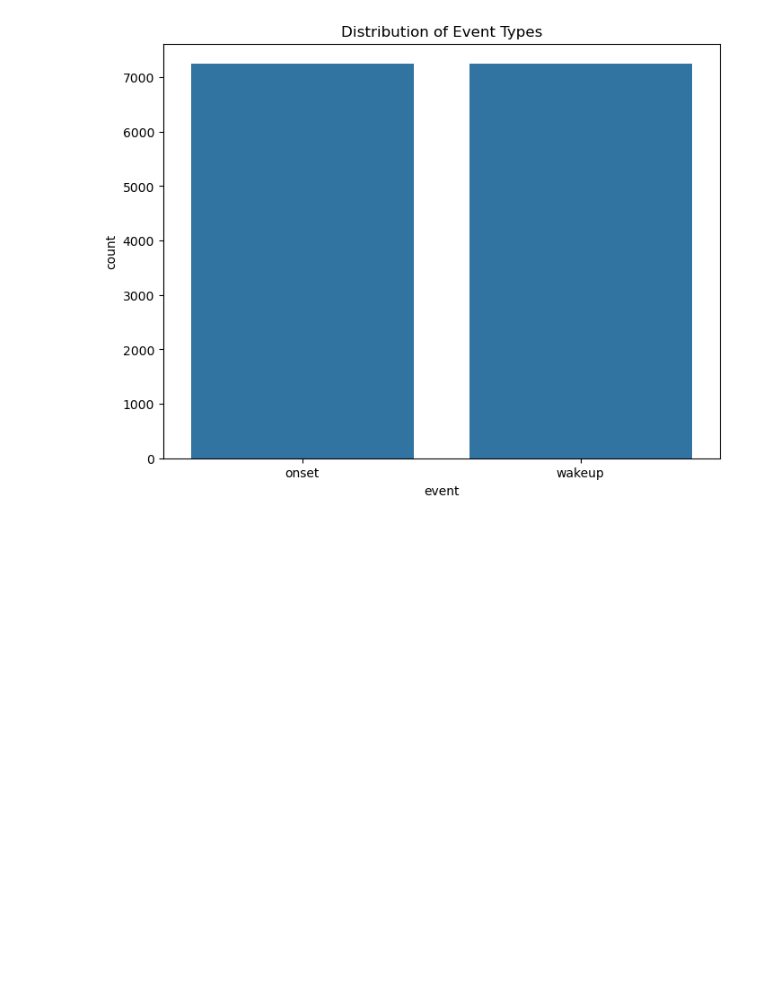
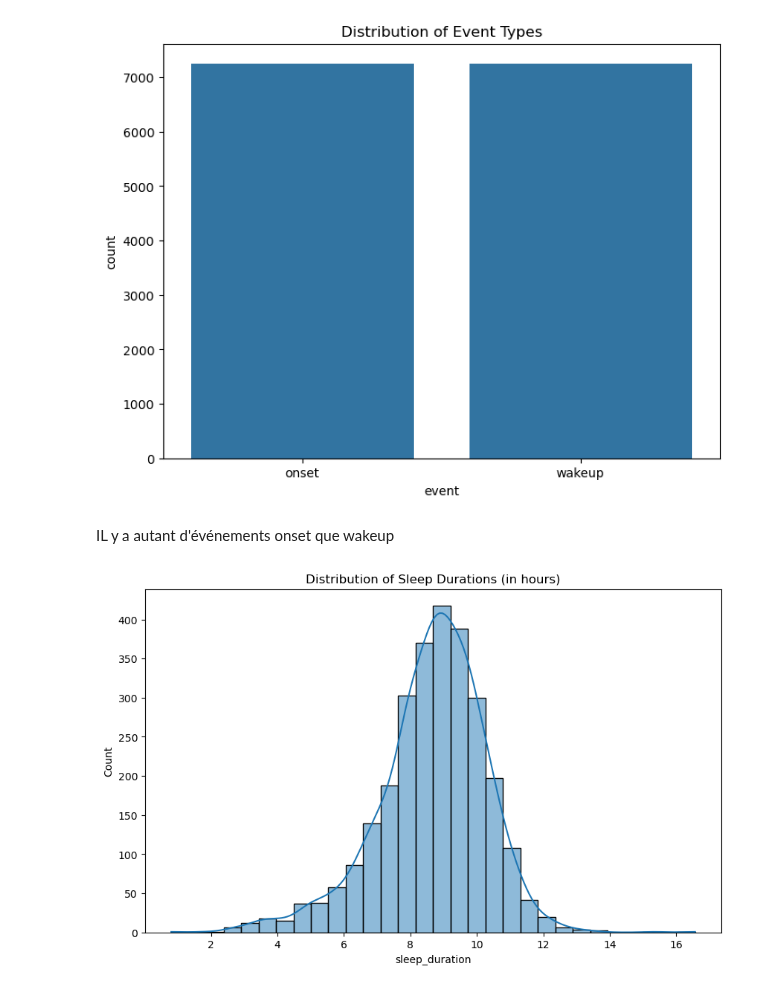
Before and after one commit to theo-serralta/sleep-states, a Jupyter notebook: src/Visualization_and_PreProcessing_Theo.ipynb, the cells around one changed output. Drawn from its saved outputs; the diff is of its cells as text; code cells hidden in the pictures; blank space fills up the shorter version.

Commit message:
Finish train_events visualization

```diff
--- a/src/Visualization_and_PreProcessing_Theo.ipynb
+++ b/src/Visualization_and_PreProcessing_Theo.ipynb
@@ -12,13 +13,15 @@ import pyarrow.parquet as pq
 # %%
-train_events = pd.read_csv('../data/train_events.csv')
+train_events = pd.read_csv('../../train_events.csv')
 
 #Read file with chunks
-chunksize = 100000
-train_series = pq.ParquetFile('../data/train_series.parquet')
-for batch in train_series.iter_batches(batch_size=chunksize):
-    train_series_chunk = batch.to_pandas()
+#chunksize = 100000
+#train_series = pq.ParquetFile('../../train_series.parquet')
+#for batch in train_series.iter_batches(batch_size=chunksize):
+#    train_series_chunk = batch.to_pandas()
 
-test_series = pq.read_table('../data/test_series.parquet').to_pandas()
+train_series = pd.read_csv('../../filtered_train_series.csv')
+
+test_series = pq.read_table('../../test_series.parquet').to_pandas()
 # %% [markdown]
 ### Train events visualization
 # %%
@@ -96,3 +105,30 @@ plt.title('Distribution of Event Types')
 plt.show()
 # %% [output]
 [figure]
+# %% [markdown]
+IL y a autant d'événements onset que wakeup
+# %%
+# Convertir les timestamps en datetime dans le DataFrame d'origine
+train_events['timestamp'] = pd.to_datetime(train_events['timestamp'], errors='coerce')
+
+# Créer des DataFrames séparés pour les événements 'onset' et 'wakeup'
+onset_df = train_events[train_events['event'] == 'onset']
+wakeup_df = train_events[train_events['event'] == 'wakeup']
+
+# Fusionner onset et wakeup sur 'series_id' et 'night' pour chaque nuit
+sleep_durations = pd.merge(onset_df, wakeup_df, on=['series_id', 'night'], suffixes=('_onset', '_wakeup'))
+
+# Assurer que les colonnes timestamp sont bien de type datetime
+sleep_durations['timestamp_onset'] = pd.to_datetime(sleep_durations['timestamp_onset'], errors='coerce')
+sleep_durations['timestamp_wakeup'] = pd.to_datetime(sleep_durations['timestamp_wakeup'], errors='coerce')
+
+# Calculer la durée de chaque nuit en heures
+sleep_durations['sleep_duration'] = (sleep_durations['timestamp_wakeup'] - sleep_durations['timestamp_onset']).dt.total_seconds() / 3600
+
+# Visualisation des durées de sommeil
+plt.figure(figsize=(10, 6))
+sns.histplot(sleep_durations['sleep_duration'], bins=30, kde=True)
+plt.title('Distribution of Sleep Durations (in hours)')
+plt.show()
+# %% [output]
+[figure, added]
```
Also changed, not shown: parts of 12 cells of this notebook.
